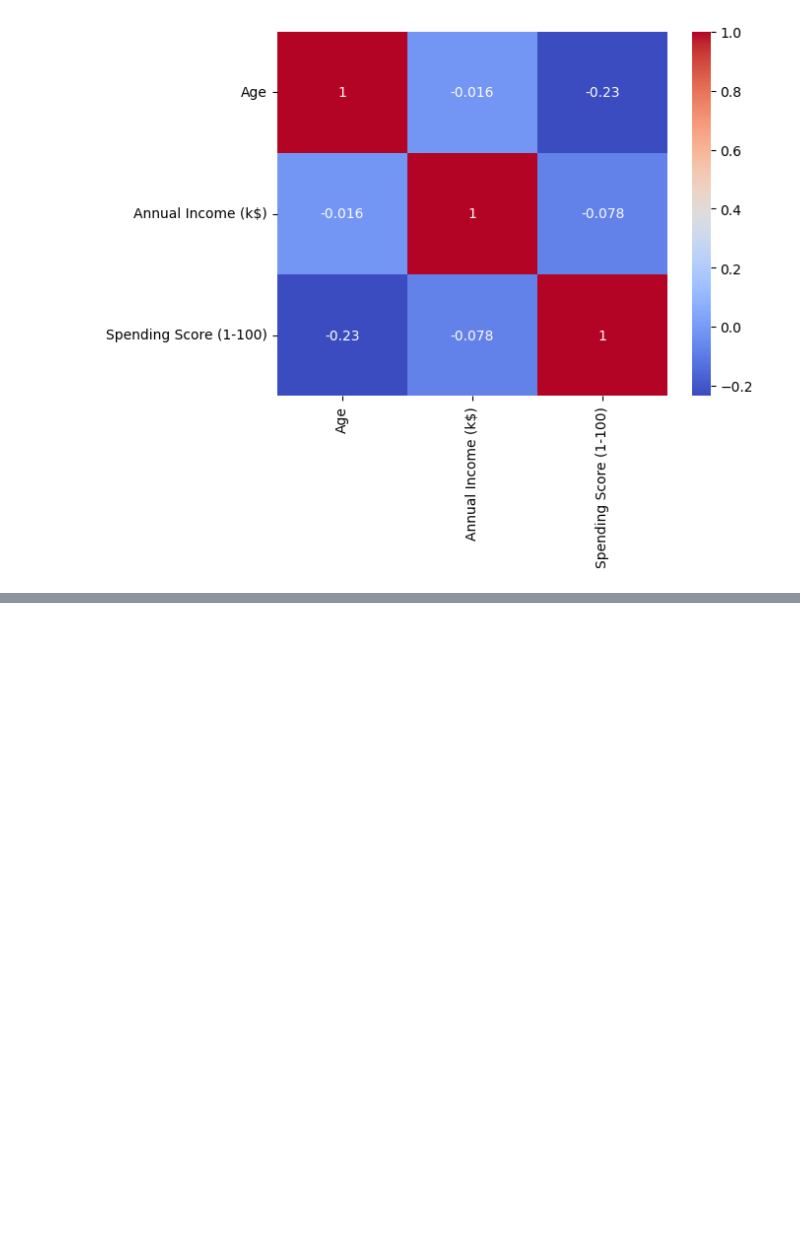
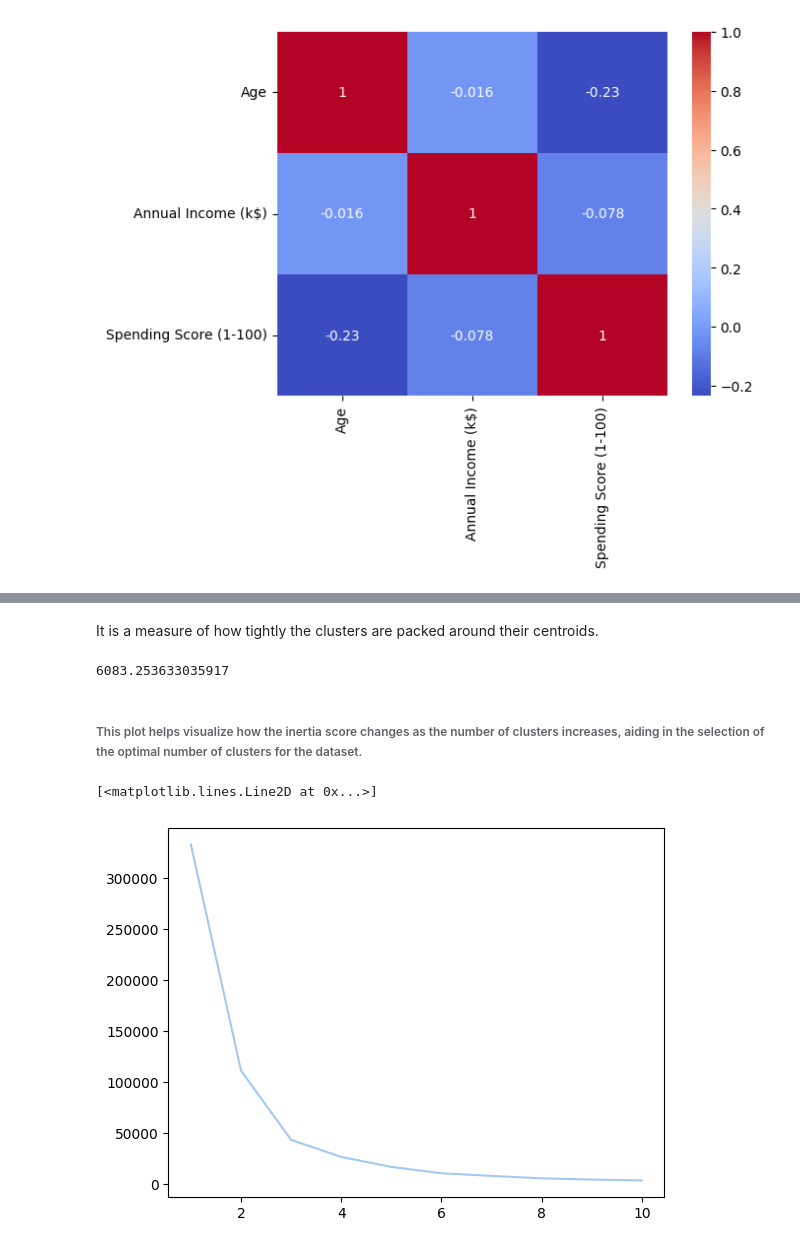
Before and after one commit to felipedds/segment-shopping-customer, a Jupyter notebook: clustering.ipynb, the cells around one changed output, grey strips where cells are left out. Cells and saved outputs as stored; diff of their text form; code cells hidden in the pictures; blank space fills up the shorter version.

Commit message:
##### Clustering - Univariate, Bivariate, Multivariate

```diff
--- a/clustering.ipynb
+++ b/clustering.ipynb
@@ -159,0 +165,4 @@ sns.heatmap(df.corr(), annot=True, cmap="coolwarm")
+# %%
+clustering = KMeans()
+clustering.fit(df[["Annual Income (k$)"]])
+clustering.labels_
@@ -159,0 +184,4 @@ sns.heatmap(df.corr(), annot=True, cmap="coolwarm")
+# %%
+df["Income Cluster"] = clustering.labels_
+print(df["Income Cluster"].value_counts())
+df.tail()
@@ -159,0 +204,19 @@ sns.heatmap(df.corr(), annot=True, cmap="coolwarm")
+# %% [markdown]
+It is a measure of how tightly the clusters are packed around their centroids.
+# %%
+clustering.inertia_
+# %% [output]
+6083.253633035917
+# %% [markdown]
+###### This plot helps visualize how the inertia score changes as the number of clusters increases, aiding in the selection of the optimal number of clusters for the dataset.
+# %%
+inertia_scores = []
+for i in range(1, 11):
+    kmeans = KMeans(n_clusters=i)
+    kmeans.fit(df[["Annual Income (k$)"]])
+    inertia_scores.append(kmeans.inertia_)
+
+plt.plot(range(1, 11), inertia_scores)
+# %% [output]
+[<matplotlib.lines.Line2D at 0x...>]
+[figure, added]
```
Also changed, not shown: parts of 6 cells of this notebook.
